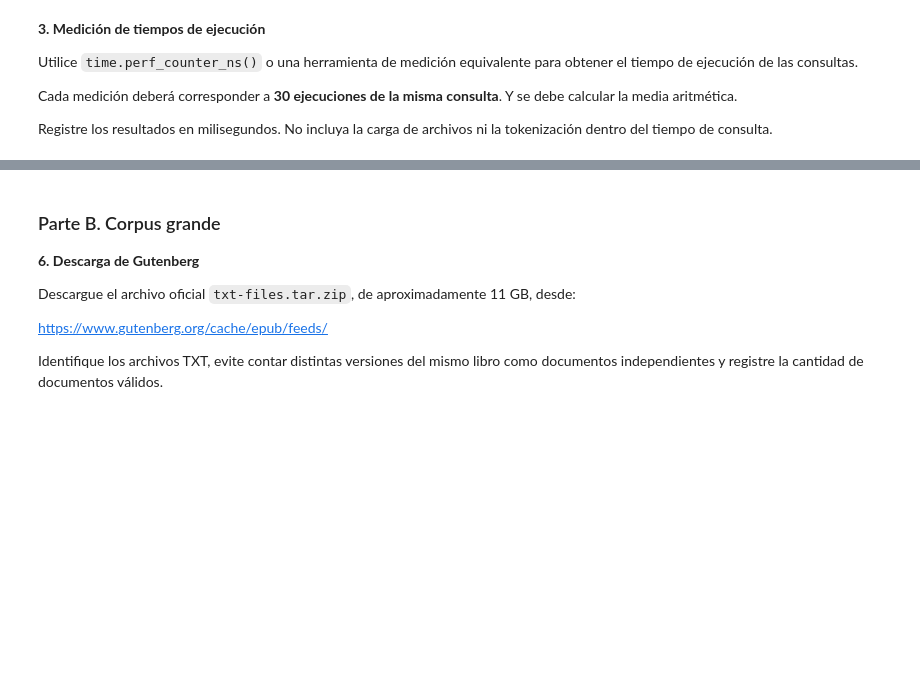
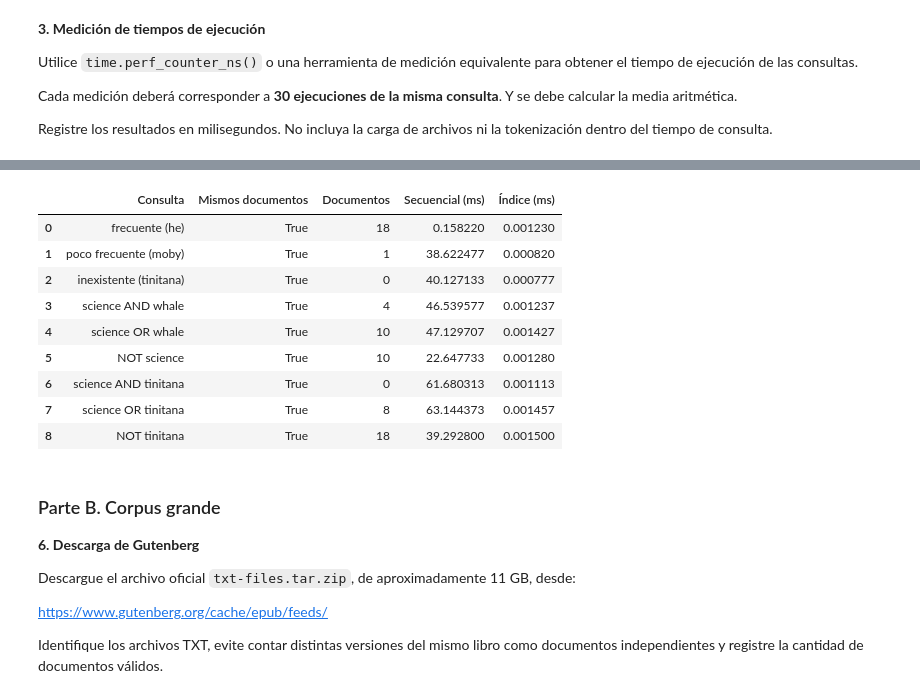
Before and after one commit to Vladimirjon/IR_26B, a Jupyter notebook: notebooks/02_booleansearch.ipynb, the cells around one changed output, grey strips where cells are left out. Cells and saved outputs as stored; diff of their text form; code cells hidden in the pictures; blank space fills up the shorter version.

```diff
--- a/notebooks/02_booleansearch.ipynb
+++ b/notebooks/02_booleansearch.ipynb
@@ -190,22 +229,25 @@ Tamaño completo: (43495, 18)
 | abagtha | 0 | 0 | 0 | 1 | 0 | ... |
 # %%
 def consulta_termino(termino):
-    return indice_invertido.get(termino.lower(), []).copy()
+    return sorted(indice_invertido.get(normalizar_termino(termino), postings_vacios))
+
 
 def consulta_and(termino_1, termino_2):
-    postings_1 = set(consulta_termino(termino_1))
-    postings_2 = set(consulta_termino(termino_2))
+    postings_1 = indice_invertido.get(normalizar_termino(termino_1), postings_vacios)
+    postings_2 = indice_invertido.get(normalizar_termino(termino_2), postings_vacios)
     return sorted(postings_1 & postings_2)
 
+
 def consulta_or(termino_1, termino_2):
-    postings_1 = set(consulta_termino(termino_1))
-    postings_2 = set(consulta_termino(termino_2))
+    postings_1 = indice_invertido.get(normalizar_termino(termino_1), postings_vacios)
+    postings_2 = indice_invertido.get(normalizar_termino(termino_2), postings_vacios)
     return sorted(postings_1 | postings_2)
 
+
 def consulta_not(termino):
-    universo = set(documentos)
-    postings = set(consulta_termino(termino))
-    return sorted(universo - postings)
+    postings = indice_invertido.get(normalizar_termino(termino), postings_vacios)
+    return sorted(universo_documentos - postings)
+
 
 terminos_df = ["he", "science", "moby", "tinitana"]
 resumen_postings = []
@@ -229,22 +284,61 @@ La carga del corpus, la tokenización y la construcción del índice ocurren ant
 # %%
-for categoria, termino in consultas.items():
-    resultados_secuencial = busqueda_secuencial(termino)
-    resultados_indice = consulta_termino(termino)
-    mismos_documentos = resultados_secuencial == resultados_indice
+def consulta_and_secuencial(termino_1, termino_2):
+    documentos_1 = set(busqueda_secuencial(termino_1))
+    documentos_2 = set(busqueda_secuencial(termino_2))
+    return sorted(documentos_1 & documentos_2)
 
-    tiempo_secuencial_ms = medir_consulta(
-        busqueda_secuencial, termino, repeticiones=30
-    )
-    tiempo_indice_ms = medir_consulta(
-        consulta_termino, termino, repeticiones=30
-    )
 
-    print(
-        f"{categoria} ({termino}): mismos documentos={mismos_documentos}; "
-        f"cantidad={len(resultados_secuencial)}; "
-        f"secuencial={tiempo_secuencial_ms:.6f} ms; "
-        f"índice={tiempo_indice_ms:.6f} ms"
-    )
+def consulta_or_secuencial(termino_1, termino_2):
+    documentos_1 = set(busqueda_secuencial(termino_1))
+    documentos_2 = set(busqueda_secuencial(termino_2))
+    return sorted(documentos_1 | documentos_2)
+
+
+def consulta_not_secuencial(termino):
+    return sorted(set(corpus_procesado) - set(busqueda_secuencial(termino)))
+
+
+casos_comparacion = [
+    (f"{categoria} ({termino})", busqueda_secuencial, consulta_termino, (termino,))
+    for categoria, termino in consultas.items()
+]
+casos_comparacion.extend([
+    ("science AND whale", consulta_and_secuencial, consulta_and, ("science", "whale")),
+    ("science OR whale", consulta_or_secuencial, consulta_or, ("science", "whale")),
+    ("NOT science", consulta_not_secuencial, consulta_not, ("science",)),
+    ("science AND tinitana", consulta_and_secuencial, consulta_and, ("science", "tinitana")),
+    ("science OR tinitana", consulta_or_secuencial, consulta_or, ("science", "tinitana")),
+    ("NOT tinitana", consulta_not_secuencial, consulta_not, ("tinitana",)),
+])
+
+comparacion = []
+for consulta, metodo_secuencial, metodo_indice, terminos in casos_comparacion:
+    resultados_secuencial = metodo_secuencial(*terminos)
+    resultados_indice = metodo_indice(*terminos)
+    mismos_documentos = set(resultados_secuencial) == set(resultados_indice)
+    assert mismos_documentos, f"Los métodos difieren para: {consulta}"
+
+    comparacion.append({
+        "Consulta": consulta,
+        "Mismos documentos": mismos_documentos,
+        "Documentos": len(resultados_indice),
+        "Secuencial (ms)": medir_consulta(metodo_secuencial, *terminos, repeticiones=30),
+        "Índice (ms)": medir_consulta(metodo_indice, *terminos, repeticiones=30),
+    })
+
+comparacion = pd.DataFrame(comparacion)
+display(comparacion.round(6))
+# %% [output]
+|  | Consulta | Mismos documentos | Documentos | Secuencial (ms) | Índice (ms) |
+| 0 | frecuente (he) | True | 18 | 0.158220 | 0.001230 |
+| 1 | poco frecuente (moby) | True | 1 | 38.622477 | 0.000820 |
+| 2 | inexistente (tinitana) | True | 0 | 40.127133 | 0.000777 |
+| 3 | science AND whale | True | 4 | 46.539577 | 0.001237 |
+| 4 | science OR whale | True | 10 | 47.129707 | 0.001427 |
+| 5 | NOT science | True | 10 | 22.647733 | 0.001280 |
+| 6 | science AND tinitana | True | 0 | 61.680313 | 0.001113 |
+| 7 | science OR tinitana | True | 8 | 63.144373 | 0.001457 |
+| 8 | NOT tinitana | True | 18 | 39.292800 | 0.001500 |
 # %% [markdown]
 ### Parte B. Corpus grande
 
```
Also changed, not shown: parts of 13 cells of this notebook, 1 other file.
